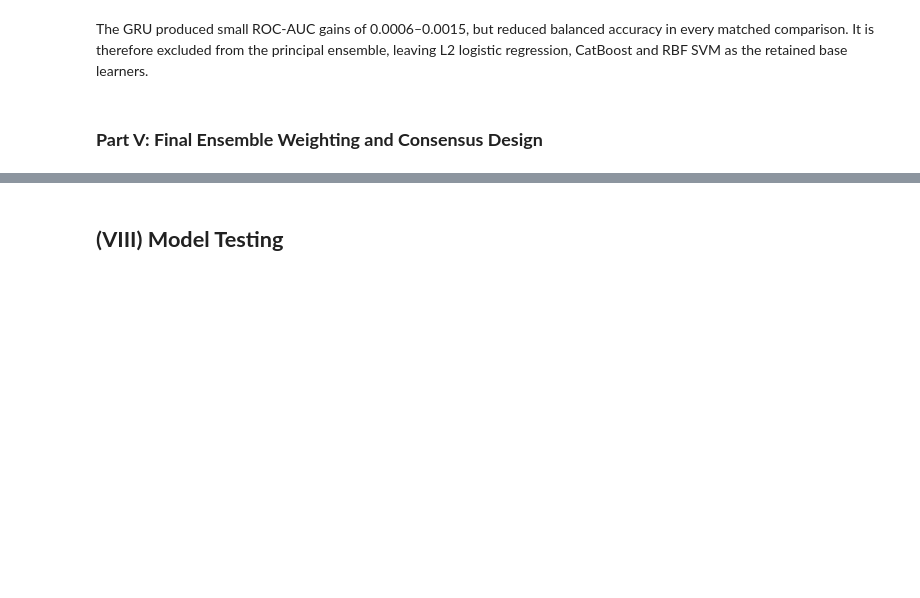
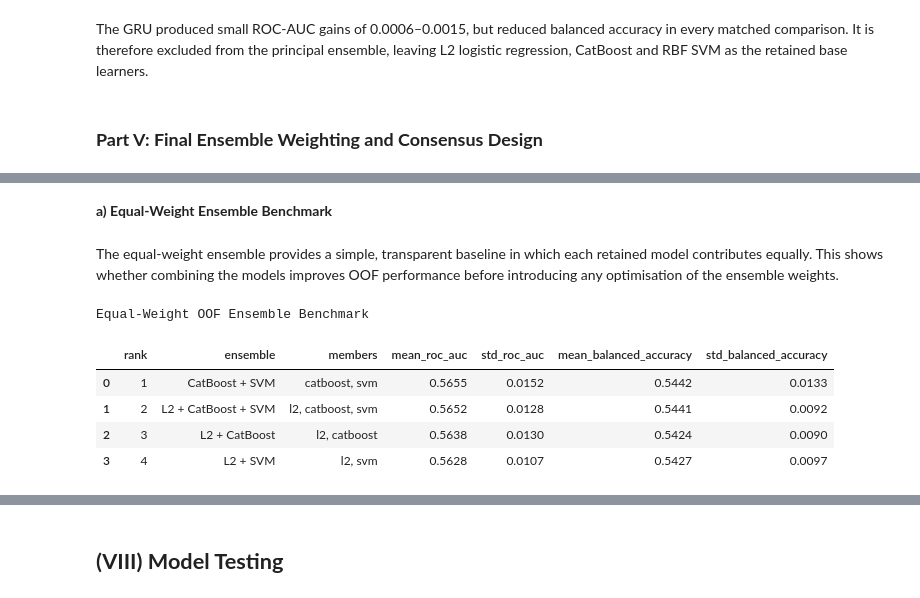
Before and after one commit to jade-lam/CQF, a Jupyter notebook: CQF_Final_Project.ipynb, the cells around one changed output, grey strips where cells are left out. Drawn from its saved outputs; the diff is of its cells as text; code cells hidden in the pictures; blank space fills up the shorter version.

```diff
--- a/CQF_Final_Project.ipynb
+++ b/CQF_Final_Project.ipynb
@@ -6062,0 +5640,57 @@ The final ensemble design was developed using aligned chronological OOF predicti
+# %% [markdown]
+**a) Equal-Weight Ensemble Benchmark**
+# %% [markdown]
+The equal-weight ensemble provides a simple, transparent baseline in which each retained model contributes equally. This shows whether combining the models improves OOF performance before introducing any optimisation of the ensemble weights.
+# %%
+# Compare equal-weight OOF ensemble baselines
+equal_weight_specs = {
+    "L2 + CatBoost": ["l2", "catboost"],
+    "CatBoost + SVM": ["catboost", "svm"],
+    "L2 + SVM": ["l2", "svm"],
+    "L2 + CatBoost + SVM": ["l2", "catboost", "svm"]}
+
+equal_weight_rows = []
+
+for ensemble, members in equal_weight_specs.items():
+    score = ensemble_data[members].mean(axis=1)
+
+    for fold in sorted(ensemble_data["fold"].unique()):
+        mask = ensemble_data["fold"] == fold
+        target = ensemble_data.loc[mask, "target"]
+        fold_score = score.loc[mask]
+        prediction = (fold_score >= 0.50).astype(int)
+
+        equal_weight_rows.append({
+            "ensemble": ensemble,
+            "members": ", ".join(members),
+            "fold": fold,
+            "roc_auc": roc_auc_score(target, fold_score),
+            "balanced_accuracy": balanced_accuracy_score(target, prediction)
+        })
+
+equal_weight_folds = pd.DataFrame(equal_weight_rows)
+
+equal_weight_summary = equal_weight_folds.groupby(["ensemble", "members"], as_index=False).agg(
+    mean_roc_auc=("roc_auc", "mean"),
+    std_roc_auc=("roc_auc", "std"),
+    mean_balanced_accuracy=("balanced_accuracy", "mean"),
+    std_balanced_accuracy=("balanced_accuracy", "std")).sort_values(["mean_roc_auc", "mean_balanced_accuracy"], ascending=False).reset_index(drop=True)
+
+equal_weight_summary.insert(0, "rank", np.arange(1, len(equal_weight_summary) + 1))
+
+equal_weight_folds.to_csv(DATA_PATH / "equal_weight_ensemble_folds_4h.csv", index=False)
+equal_weight_summary.to_csv(DATA_PATH / "equal_weight_ensemble_summary_4h.csv", index=False)
+
+print("Equal-Weight OOF Ensemble Benchmark")
+display(equal_weight_summary.style.format({
+    "mean_roc_auc": "{:.4f}",
+    "std_roc_auc": "{:.4f}",
+    "mean_balanced_accuracy": "{:.4f}",
+    "std_balanced_accuracy": "{:.4f}"}))
+# %% [output]
+Equal-Weight OOF Ensemble Benchmark
+|  | rank | ensemble | members | mean_roc_auc | std_roc_auc | mean_balanced_accuracy | std_balanced_accuracy |
+| 0 | 1 | CatBoost + SVM | catboost, svm | 0.5655 | 0.0152 | 0.5442 | 0.0133 |
+| 1 | 2 | L2 + CatBoost + SVM | l2, catboost, svm | 0.5652 | 0.0128 | 0.5441 | 0.0092 |
+| 2 | 3 | L2 + CatBoost | l2, catboost | 0.5638 | 0.0130 | 0.5424 | 0.0090 |
+| 3 | 4 | L2 + SVM | l2, svm | 0.5628 | 0.0107 | 0.5427 | 0.0097 |
```
Also changed, not shown: parts of 50 cells of this notebook.
